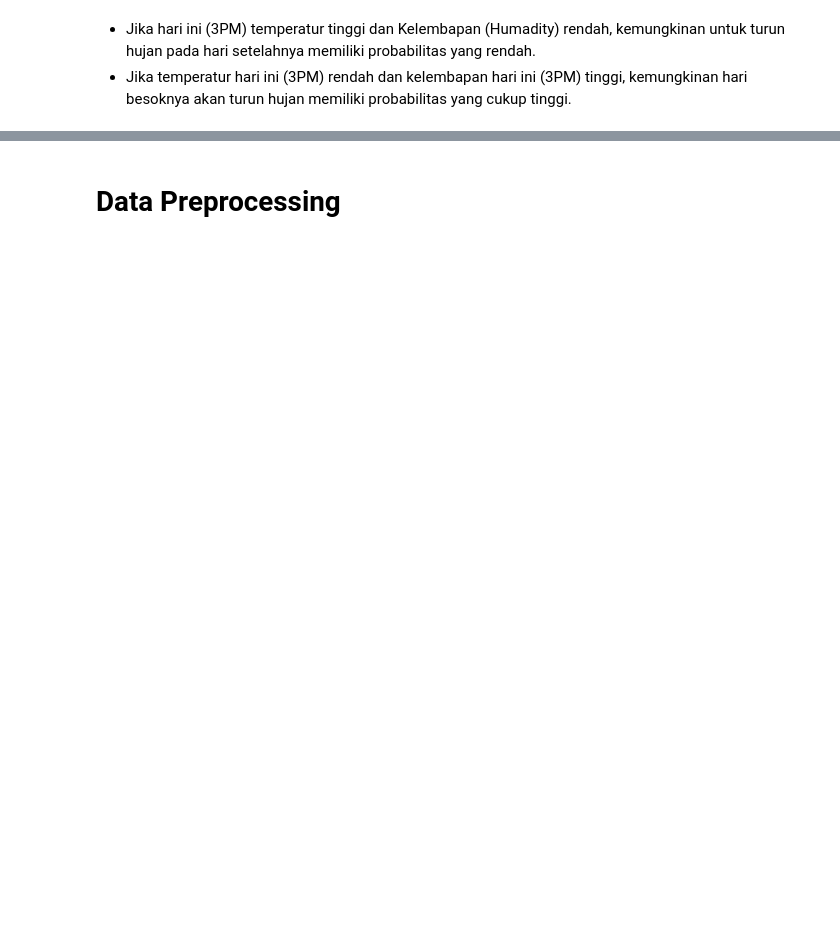
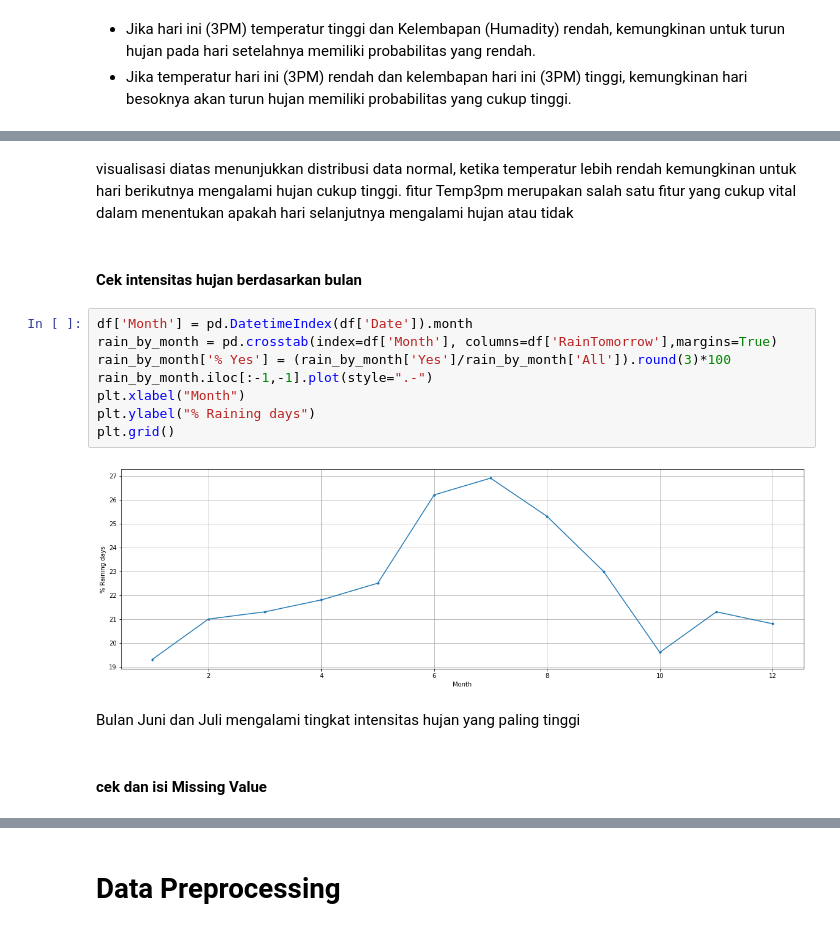
Before and after one commit to safiraauliar/FinalProject2-LogistikRegression-SVM-kelompok1, a Jupyter notebook: PYTN_KampusMerdeka_fp2.ipynb, the cells around one changed output, grey strips where cells are left out. Saved outputs shown, nothing was run; the diff lists cells and outputs as text; blank space fills up the shorter version.

Commit message:
add Data Cleaning, EDA

```diff
--- a/PYTN_KampusMerdeka_fp2.ipynb
+++ b/PYTN_KampusMerdeka_fp2.ipynb
@@ -267,0 +251,18 @@ px.scatter(df.sample(5000), x='Temp3pm', y='Humidity3pm',
+# %% [markdown]
+visualisasi diatas menunjukkan distribusi data normal, ketika temperatur lebih rendah kemungkinan untuk hari berikutnya mengalami hujan cukup tinggi. fitur Temp3pm merupakan salah satu fitur yang cukup vital dalam menentukan apakah hari selanjutnya mengalami hujan atau tidak
+# %% [markdown]
+#### Cek intensitas hujan berdasarkan bulan
+# %%
+df['Month'] = pd.DatetimeIndex(df['Date']).month
+rain_by_month = pd.crosstab(index=df['Month'], columns=df['RainTomorrow'],margins=True)
+rain_by_month['% Yes'] = (rain_by_month['Yes']/rain_by_month['All']).round(3)*100
+rain_by_month.iloc[:-1,-1].plot(style=".-")
+plt.xlabel("Month")
+plt.ylabel("% Raining days")
+plt.grid()
+# %% [output]
+[figure, added]
+# %% [markdown]
+Bulan Juni dan Juli mengalami tingkat intensitas hujan yang paling tinggi
+# %% [markdown]
+#### cek dan isi Missing Value
```
Also changed, not shown: parts of 40 cells of this notebook.
